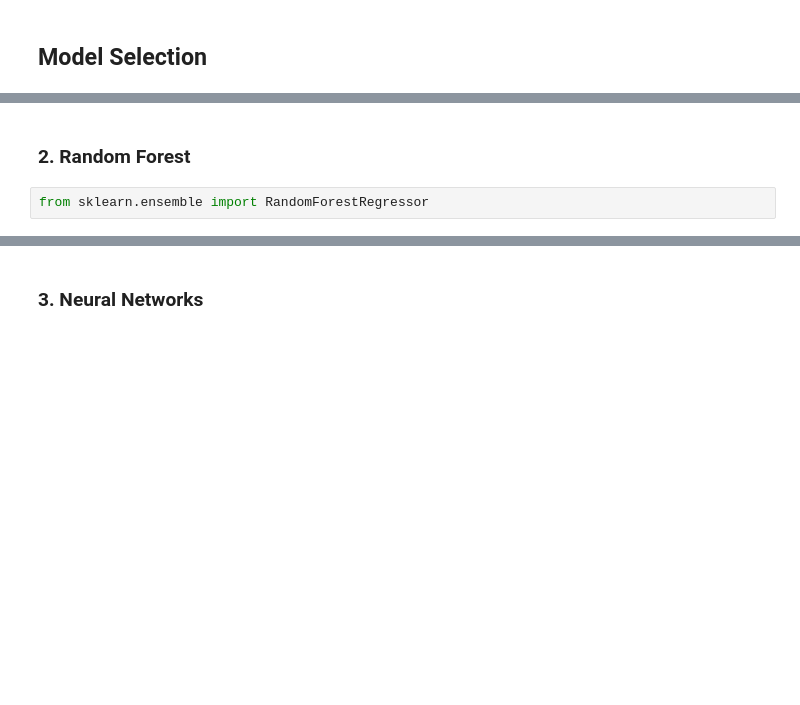
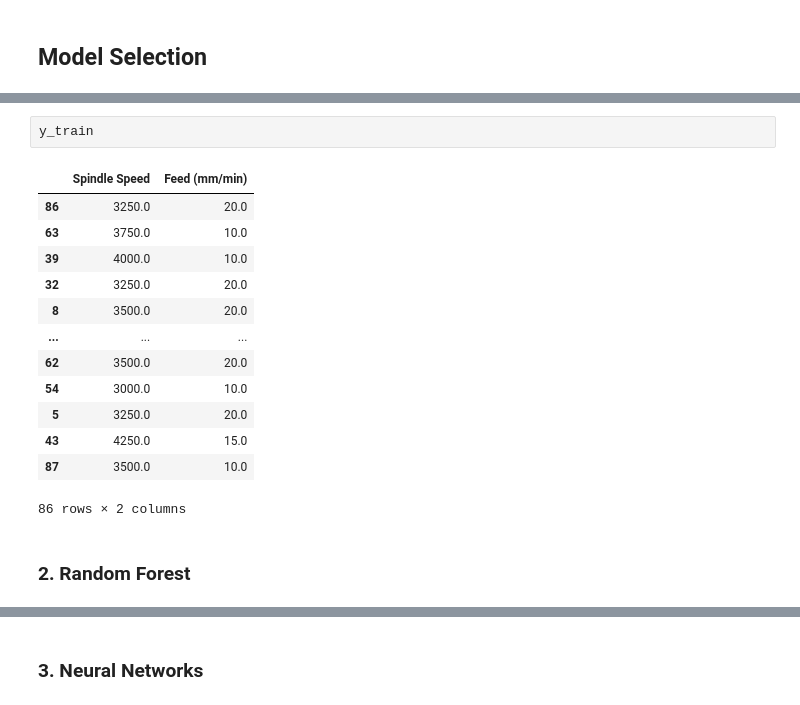
Before and after one commit to VardanMittal/Micromilling_process_optimisation, a Jupyter notebook: main.ipynb, the cells around one changed output, grey strips where cells are left out. Cells and saved outputs as stored; diff of their text form; blank space fills up the shorter version.

```diff
--- a/main.ipynb
+++ b/main.ipynb
@@ -183,4 +185,18 @@ svr = SVR(kernel="rbf")
+# %%
+y_train
+# %% [output]
+|  | Spindle Speed | Feed (mm/min) |
+| 86 | 3250.0 | 20.0 |
+| 63 | 3750.0 | 10.0 |
+| 39 | 4000.0 | 10.0 |
+| 32 | 3250.0 | 20.0 |
+| 8 | 3500.0 | 20.0 |
+| ... | ... | ... |
+| 62 | 3500.0 | 20.0 |
+| 54 | 3000.0 | 10.0 |
+| 5 | 3250.0 | 20.0 |
+| 43 | 4250.0 | 15.0 |
+| 87 | 3500.0 | 10.0 |
+86 rows × 2 columns
 # %% [markdown]
 ### 2. Random Forest
-# %%
-from sklearn.ensemble import RandomForestRegressor
```
Also changed, not shown: parts of 15 cells of this notebook.
